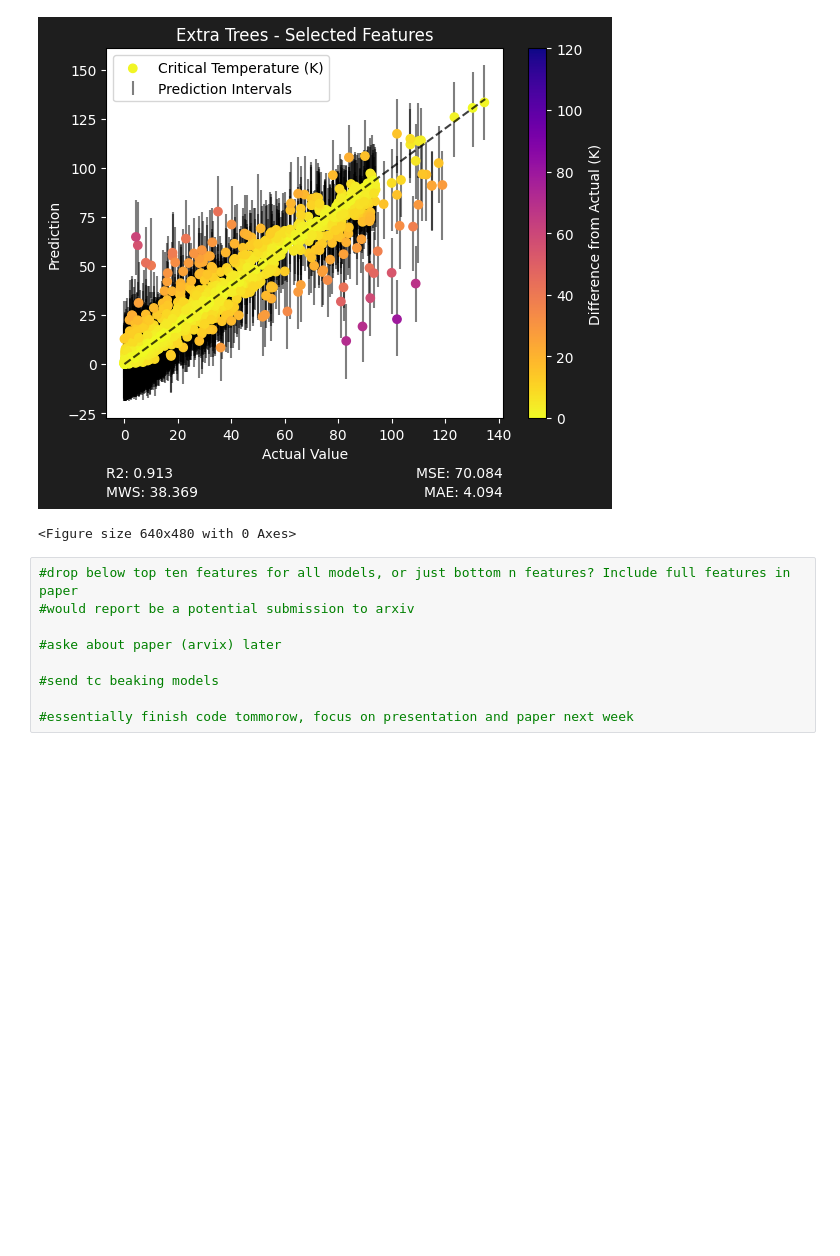
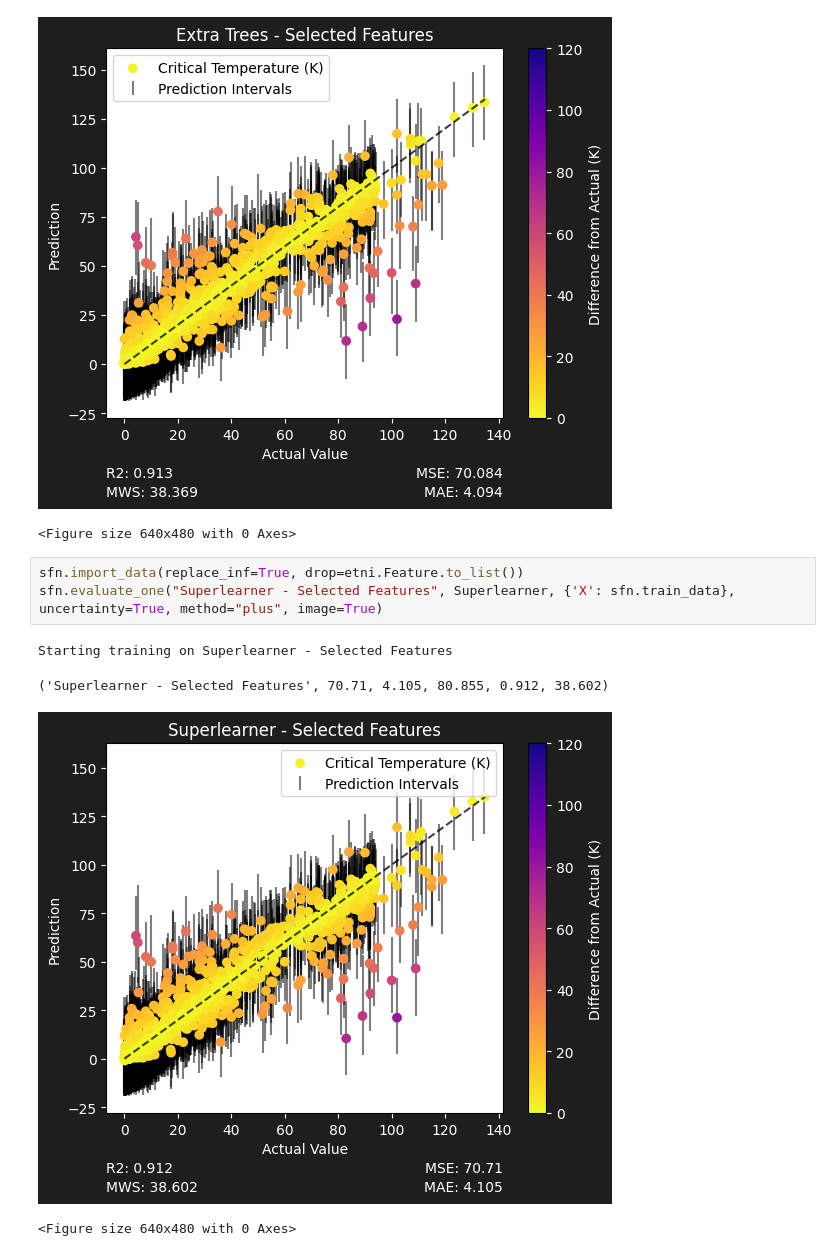
Before and after one commit to sylphrena0/classe, a Jupyter notebook: code/feature_selection.ipynb, the cells around one changed output. Cells and saved outputs as stored; diff of their text form; blank space fills up the shorter version.

```diff
--- a/code/feature_selection.ipynb
+++ b/code/feature_selection.ipynb
@@ -239,12 +253,11 @@ Starting training on Extra Trees - Selected Features
 ('Extra Trees - Selected Features', 70.084, 4.094, 79.133, 0.913, 38.369)
 [figure]
 <Figure size 640x480 with 0 Axes>
-# %%
-#drop below top ten features for all models, or just bottom n features? Include full features in paper
-#would report be a potential submission to arxiv
-
-#aske about paper (arvix) later
-
-#send tc beaking models
-
-#essentially finish code tommorow, focus on presentation and paper next week
+# %%
+sfn.import_data(replace_inf=True, drop=etni.Feature.to_list())
+sfn.evaluate_one("Superlearner - Selected Features", Superlearner, {'X': sfn.train_data}, uncertainty=True, method="plus", image=True)
+# %% [output]
+Starting training on Superlearner - Selected Features
+('Superlearner - Selected Features', 70.71, 4.105, 80.855, 0.912, 38.602)
+[figure, added]
+<Figure size 640x480 with 0 Axes>
```
Also changed, not shown: parts of 2 cells of this notebook, 1 other file.
